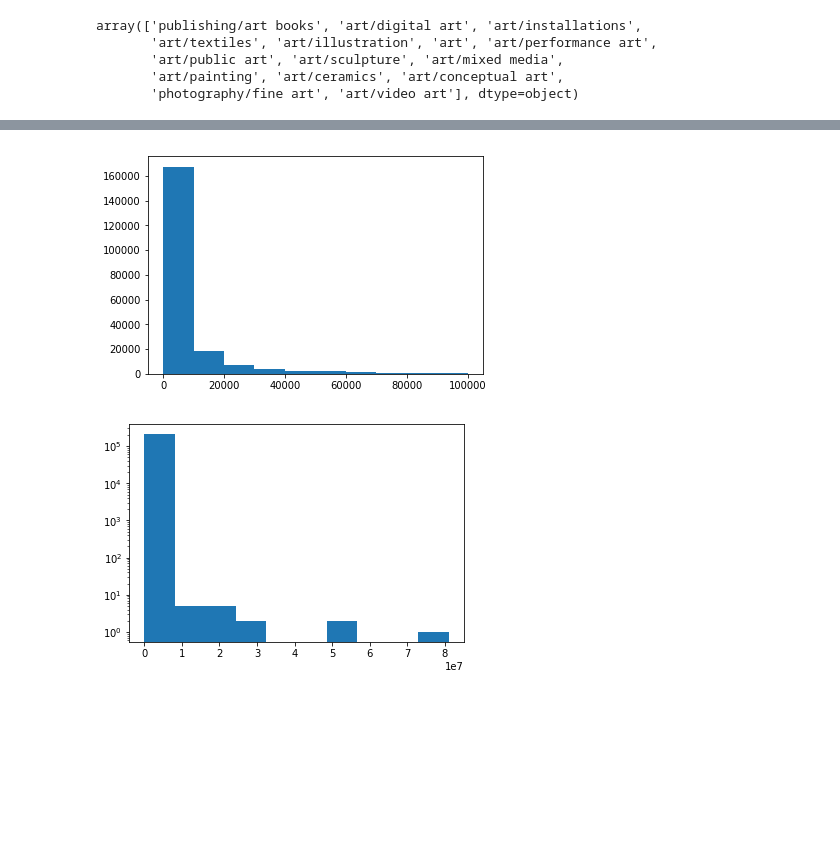
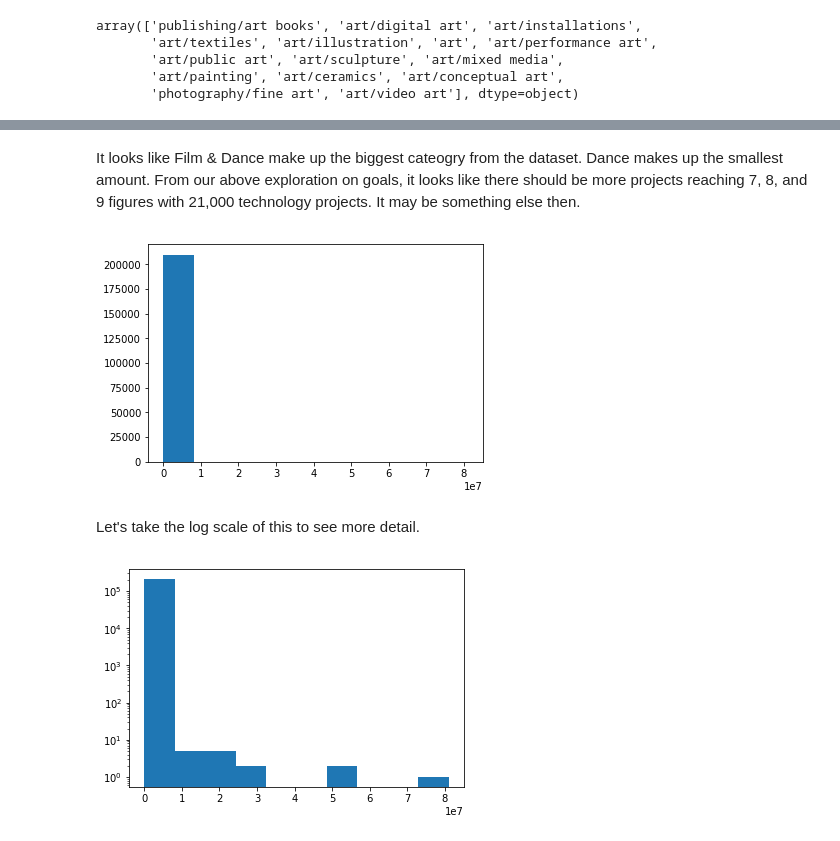
Before and after one commit to ohmgmatt/Springboard, a Jupyter notebook: capstone_one/Story.ipynb, the cells around one changed output, grey strips where cells are left out. Cells and saved outputs as stored; diff of their text form; code cells hidden in the pictures; blank space fills up the shorter version.

```diff
--- a/capstone_one/Story.ipynb
+++ b/capstone_one/Story.ipynb
@@ -185,8 +213,12 @@ Name: category_core, dtype: int64
+# %% [markdown]
+It looks like Film & Dance make up the biggest cateogry from the dataset. Dance makes up the smallest amount. From our above exploration on goals, it looks like there should be more projects reaching 7, 8, and 9 figures with 21,000 technology projects. It may be something else then.
 # %%
-plt.hist(df[df['pledged']<=100000]['pledged'])
+plt.hist(df['pledged'])
 plt.show()
 # %% [output]
-[figure, old version]
+[figure, new version]
+# %% [markdown]
+Let's take the log scale of this to see more detail.
 # %%
 plt.hist(df['pledged'], log = True)
 plt.show()
```
Also changed, not shown: parts of 51 cells of this notebook.
